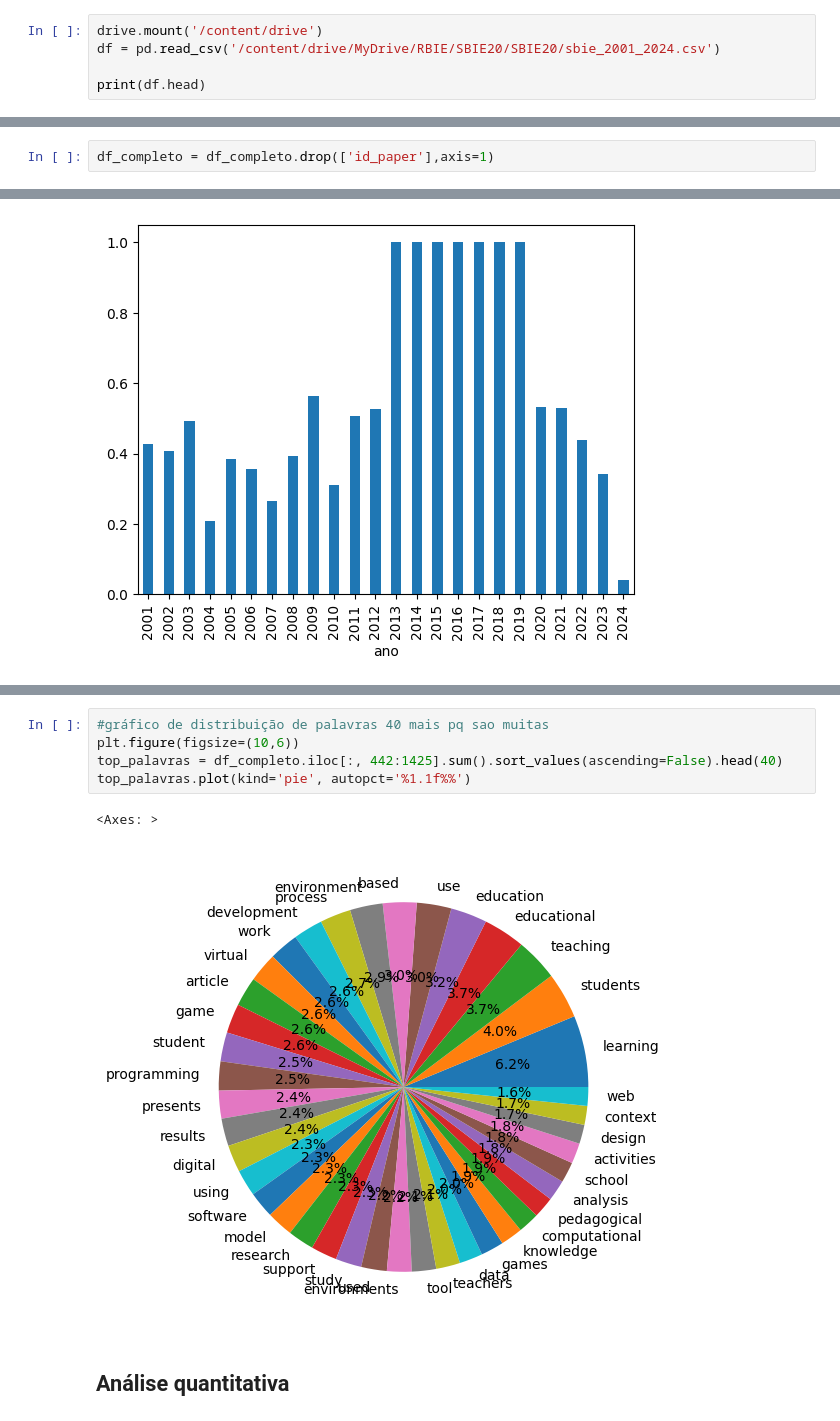
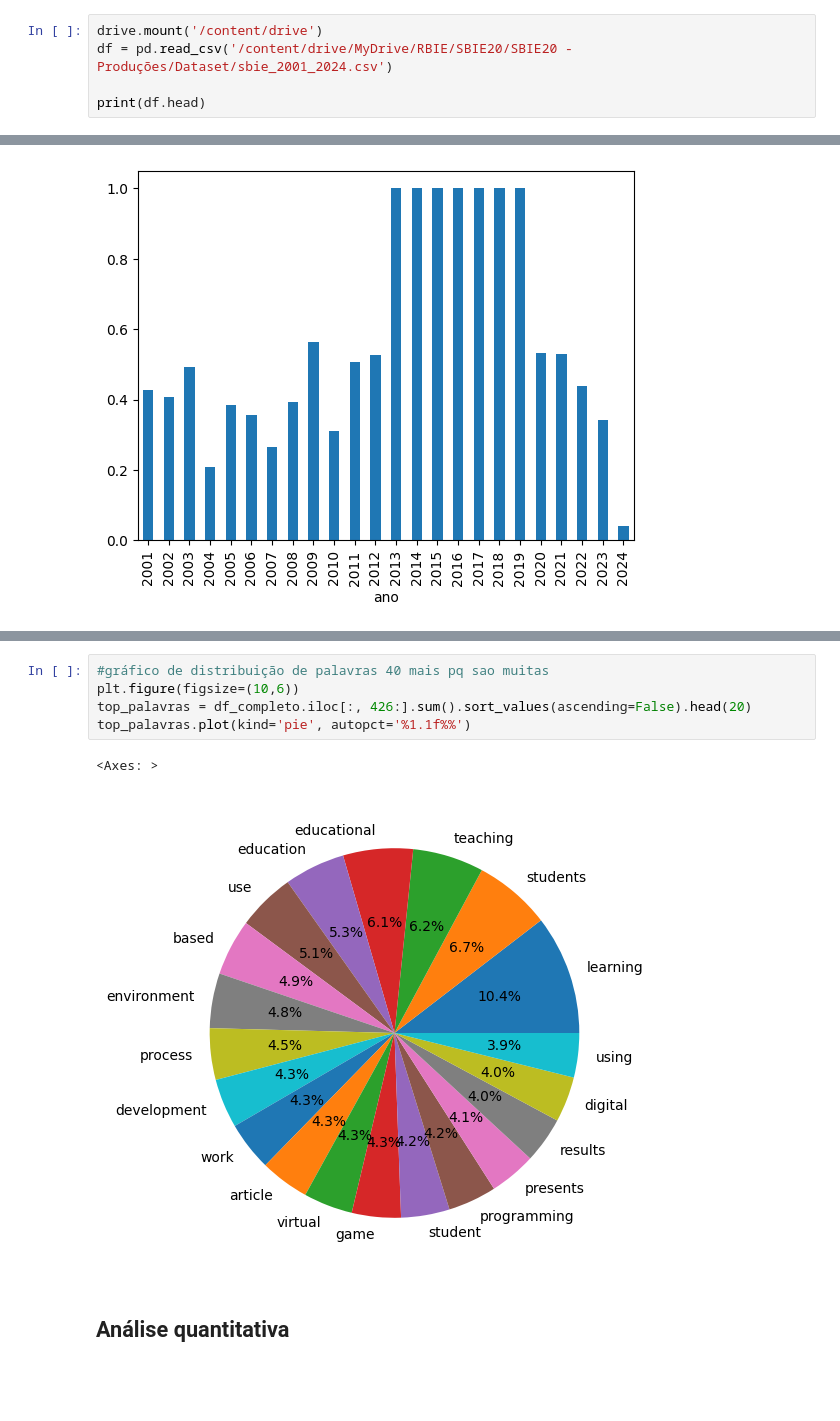
Before and after one commit to joaoAngelo2/classificacao_citacoes, a Jupyter notebook: Modelo_classificação_citações.ipynb, the cells around one changed output, grey strips where cells are left out. Cells and saved outputs as stored; diff of their text form; blank space fills up the shorter version.

```diff
--- a/Modelo_classificação_citações.ipynb
+++ b/Modelo_classificação_citações.ipynb
@@ -38,7 +42,7 @@ from deep_translator import GoogleTranslator #tradutor
 # Os dados "crus":
 # %%
 drive.mount('/content/drive')
-df = pd.read_csv('/content/drive/MyDrive/RBIE/SBIE20/SBIE20/sbie_2001_2024.csv')
+df = pd.read_csv('/content/drive/MyDrive/RBIE/SBIE20/SBIE20 - Produções/Dataset/sbie_2001_2024.csv')
 
 print(df.head)
 # %% [output]
@@ -306,2 +312,0 @@ Limpando os dados
-# %%
-df_completo = df_completo.drop(['id_paper'],axis=1)
@@ -337,11 +330,11 @@ top_universidades.plot(kind='bar')
 # %%
 #gráfico de distribuição de palavras 40 mais pq sao muitas
 plt.figure(figsize=(10,6))
-top_palavras = df_completo.iloc[:, 442:1425].sum().sort_values(ascending=False).head(40)
+top_palavras = df_completo.iloc[:, 426:].sum().sort_values(ascending=False).head(20)
 top_palavras.plot(kind='pie', autopct='%1.1f%%')
 # %% [output]
 <Axes: >
-[figure, old version]
+[figure, new version]
 # %% [markdown]
 ## Análise quantitativa
 # %%
```
Also changed, not shown: parts of 29 cells of this notebook.
